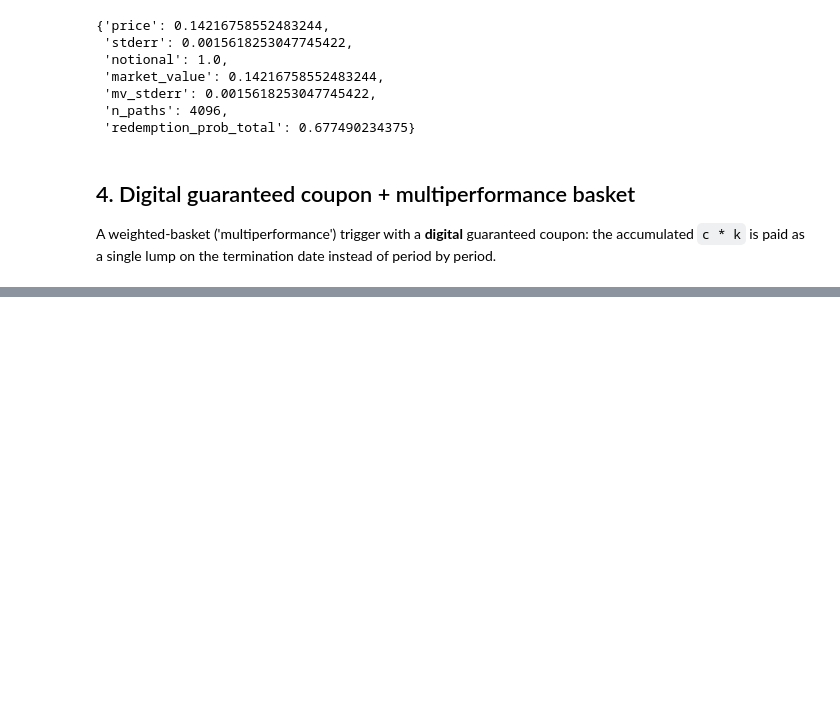
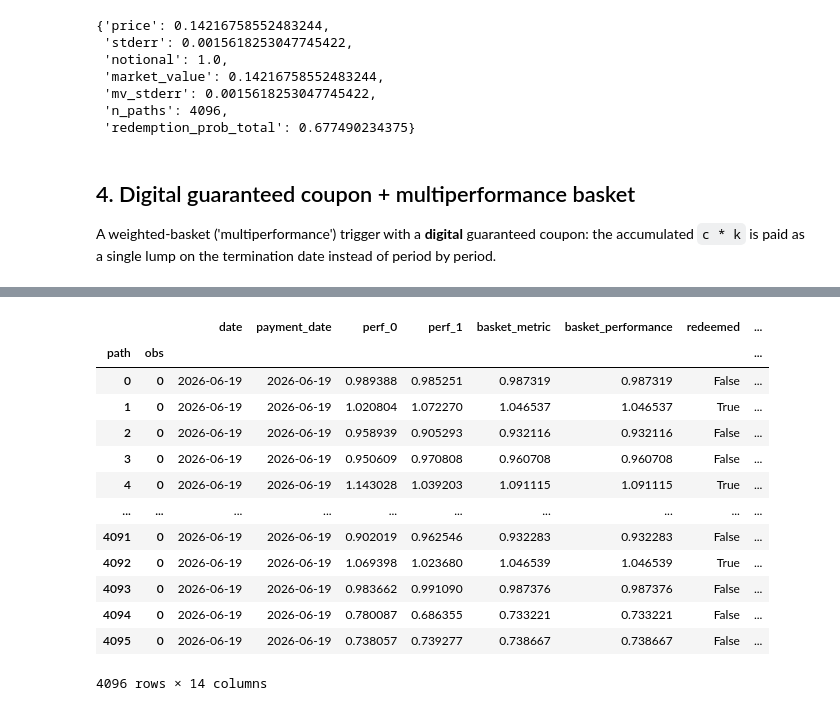
Before and after one commit to drafal2/autocall, a Jupyter notebook: notebooks/autocall_payoff_demo.ipynb, the cells around one changed output, grey strips where cells are left out. Saved outputs shown, nothing was run; the diff lists cells and outputs as text; code cells hidden in the pictures; blank space fills up the shorter version.

```diff
--- a/notebooks/autocall_payoff_demo.ipynb
+++ b/notebooks/autocall_payoff_demo.ipynb
@@ -313,0 +373,20 @@ multi_note.expected_cashflows().round(4)
+# %%
+import pandas as pd
+
+idx = pd.IndexSlice
+multi_note.audit.loc[idx[:, 0], :]
+# %% [output]
+|  |  | date | payment_date | perf_0 | perf_1 | basket_metric | basket_performance | redeemed | ... |
+| path | obs |  |  |  |  |  |  |  | ... |
+| 0 | 0 | 2026-06-19 | 2026-06-19 | 0.989388 | 0.985251 | 0.987319 | 0.987319 | False | ... |
+| 1 | 0 | 2026-06-19 | 2026-06-19 | 1.020804 | 1.072270 | 1.046537 | 1.046537 | True | ... |
+| 2 | 0 | 2026-06-19 | 2026-06-19 | 0.958939 | 0.905293 | 0.932116 | 0.932116 | False | ... |
+| 3 | 0 | 2026-06-19 | 2026-06-19 | 0.950609 | 0.970808 | 0.960708 | 0.960708 | False | ... |
+| 4 | 0 | 2026-06-19 | 2026-06-19 | 1.143028 | 1.039203 | 1.091115 | 1.091115 | True | ... |
+| ... | ... | ... | ... | ... | ... | ... | ... | ... | ... |
+| 4091 | 0 | 2026-06-19 | 2026-06-19 | 0.902019 | 0.962546 | 0.932283 | 0.932283 | False | ... |
+| 4092 | 0 | 2026-06-19 | 2026-06-19 | 1.069398 | 1.023680 | 1.046539 | 1.046539 | True | ... |
+| 4093 | 0 | 2026-06-19 | 2026-06-19 | 0.983662 | 0.991090 | 0.987376 | 0.987376 | False | ... |
+| 4094 | 0 | 2026-06-19 | 2026-06-19 | 0.780087 | 0.686355 | 0.733221 | 0.733221 | False | ... |
+| 4095 | 0 | 2026-06-19 | 2026-06-19 | 0.738057 | 0.739277 | 0.738667 | 0.738667 | False | ... |
+4096 rows × 14 columns
```
Also changed, not shown: parts of 5 cells of this notebook.
